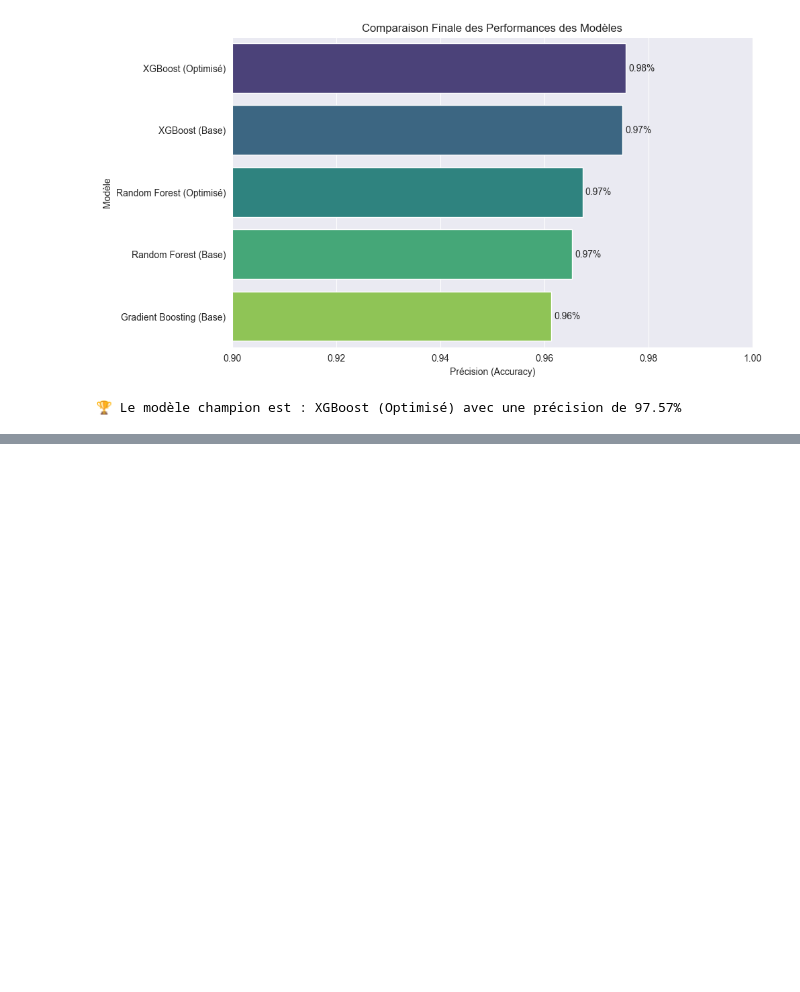
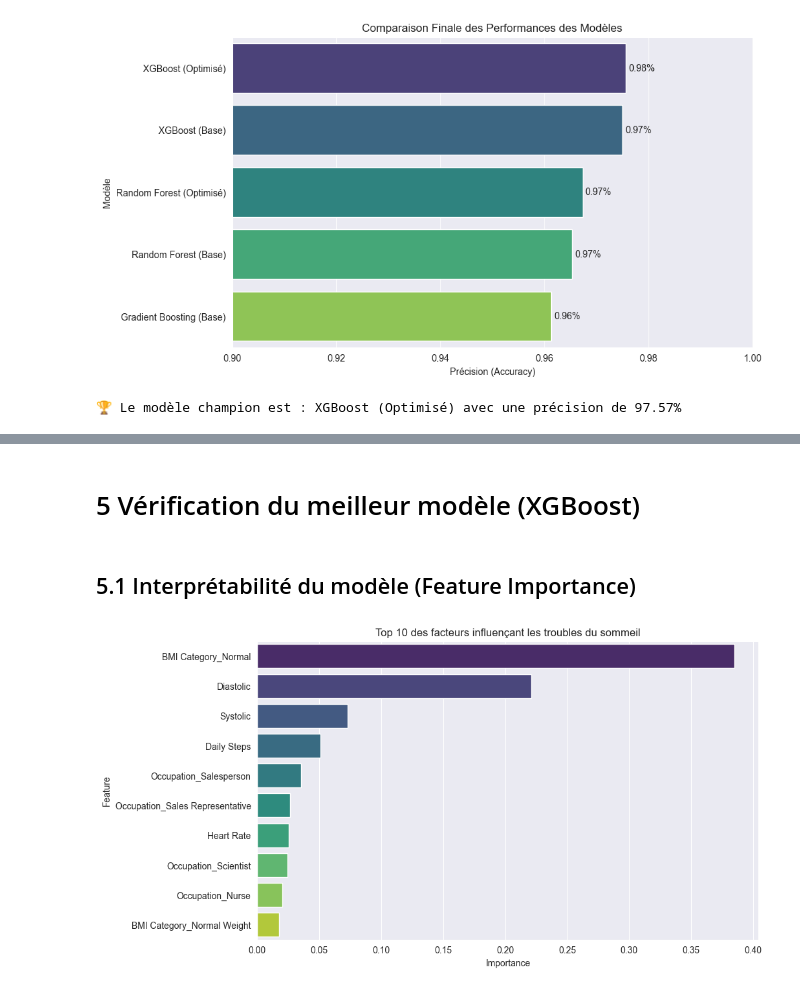
Before and after one commit to marvynlevin/sleepDeprivation, a Jupyter notebook: P1sleepDeprivation.ipynb, the cells around one changed output, grey strips where cells are left out. Drawn from its saved outputs; the diff is of its cells as text; code cells hidden in the pictures; blank space fills up the shorter version.

```diff
--- a/P1sleepDeprivation.ipynb
+++ b/P1sleepDeprivation.ipynb
@@ -626,0 +655,28 @@ print(f"\n🏆 Le modèle champion est : {gagnant['Modèle']} avec une précisio
+# %% [markdown]
+# 5 Vérification du meilleur modèle (XGBoost)
+# %% [markdown]
+## 5.1 Interprétabilité du modèle (Feature Importance)
+# %%
+feature_importances = grid_search.best_estimator_.feature_importances_
+
+# Pour avoir les noms des colonnes après le OneHotEncoding
+# (Nécessite d'accéder aux noms via le preprocessor)
+cat_features = preprocessor.named_transformers_['cat'].get_feature_names_out(categorical_features)
+all_features = numeric_features + list(cat_features)
+
+feat_imp_df = pd.DataFrame({'Feature': all_features, 'Importance': feature_importances})
+feat_imp_df = feat_imp_df.sort_values(by='Importance', ascending=False).head(10)
+
+plt.figure(figsize=(10, 6))
+sns.barplot(
+    x='Importance',
+    y='Feature',
+    data=feat_imp_df,
+    hue='Feature',
+    legend=False,
+    palette='viridis'
+)
+plt.title('Top 10 des facteurs influençant les troubles du sommeil')
+plt.show()
+# %% [output]
+[figure, added]
```
Also changed, not shown: parts of 7 cells of this notebook.
